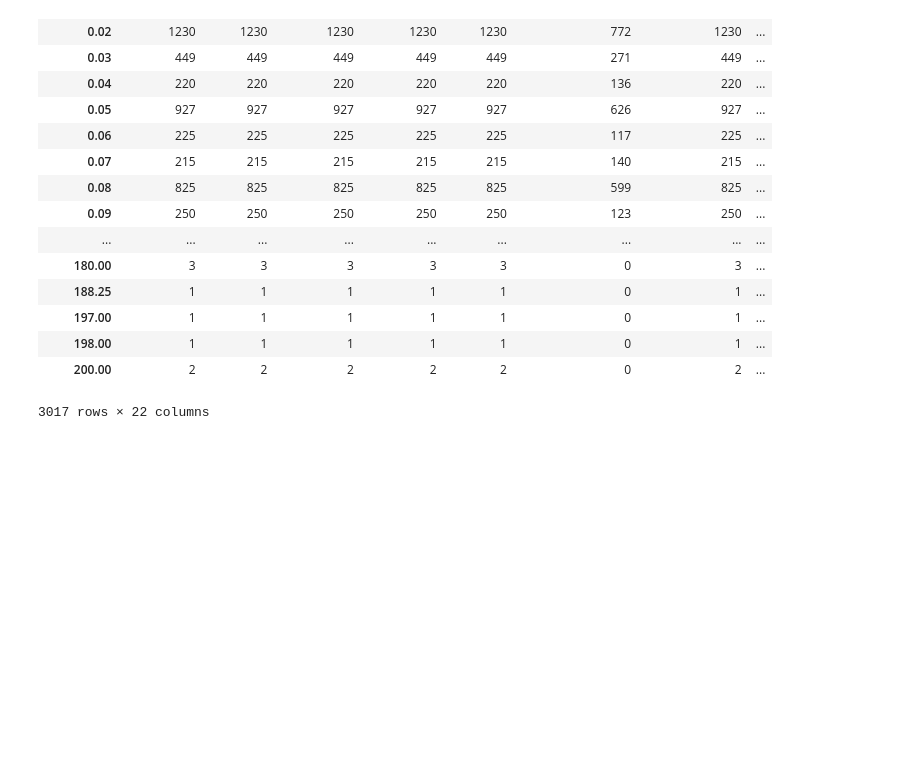
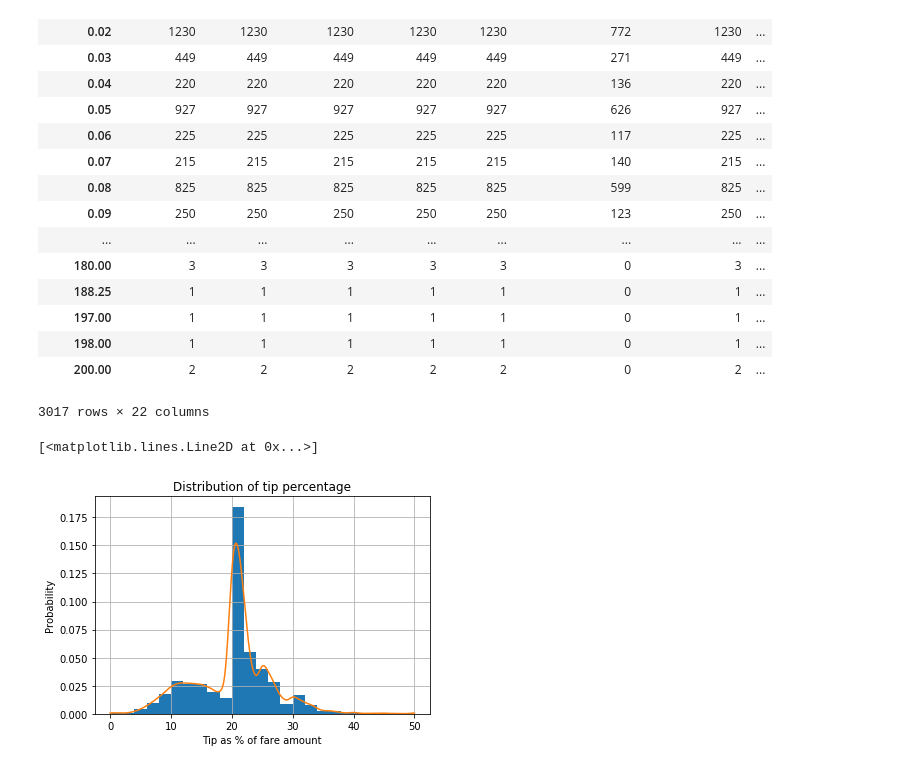
Before and after one commit to desultir/NYCTaxi, a Jupyter notebook: notebooks/describe data.ipynb, the cells around one changed output. Saved outputs shown, nothing was run; the diff lists cells and outputs as text; code cells hidden in the pictures; blank space fills up the shorter version.

```diff
--- a/notebooks/describe data.ipynb
+++ b/notebooks/describe data.ipynb
@@ -221,3 +221,23 @@ xx = np.linspace(0, 30, 1000)
 ax.plot(xx, kde(xx))
 
 #TODO load the neighbourhood file and find best pickup neighbourhoods
+# %%
+#also plot tip as a percentage of fare amount
+from scipy import stats
+import numpy as np
+tipdf = df[df["tip_amount"] > 0]
+tip_percent =  (tipdf["tip_amount"]/tipdf["fare_amount"] * 100)
+ax = tip_percent.hist(density=True, bins=range(0,50,2))
+ax.set_title("Distribution of tip percentage")
+ax.set_ylabel("Probability")
+ax.set_xlabel("Tip as % of fare amount")
+kde = stats.gaussian_kde(tip_percent)
+
+xx = np.linspace(0, 50, 1000)
+
+ax.plot(xx, kde(xx))
+
+#TODO load the neighbourhood file and find best pickup neighbourhoods
+# %% [output]
+[<matplotlib.lines.Line2D at 0x...>]
+[figure, added]
```
Also changed, not shown: parts of 12 cells of this notebook.
